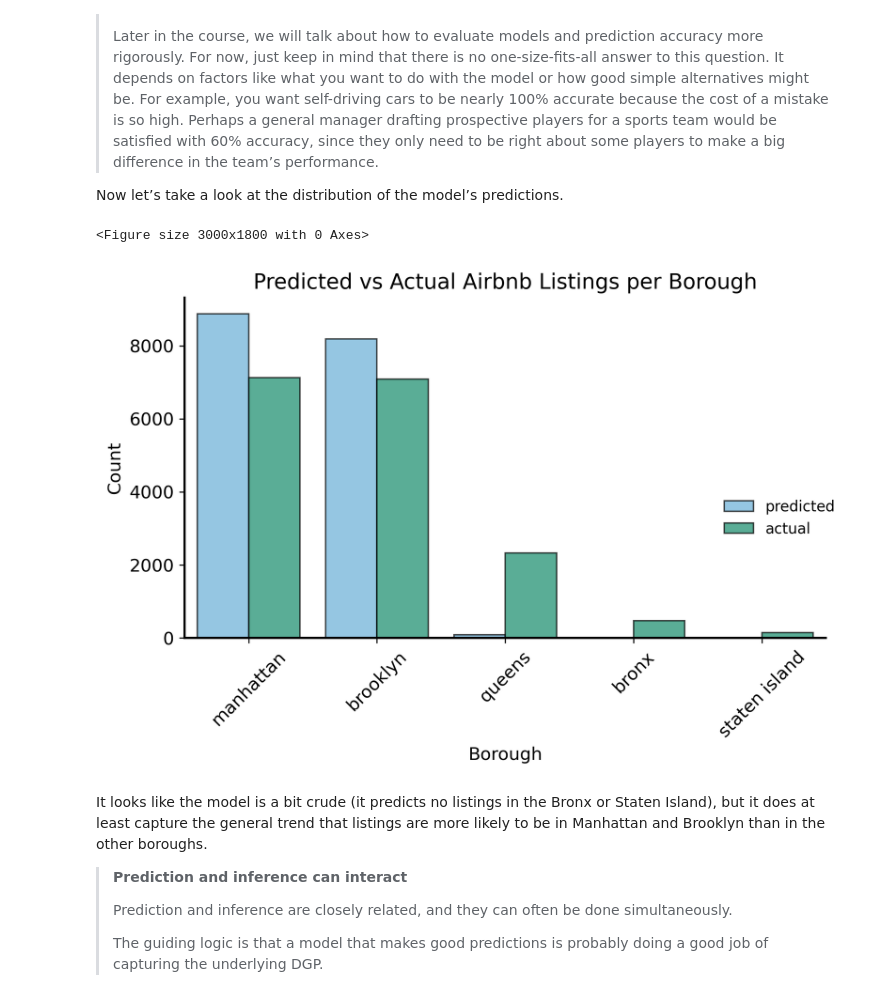
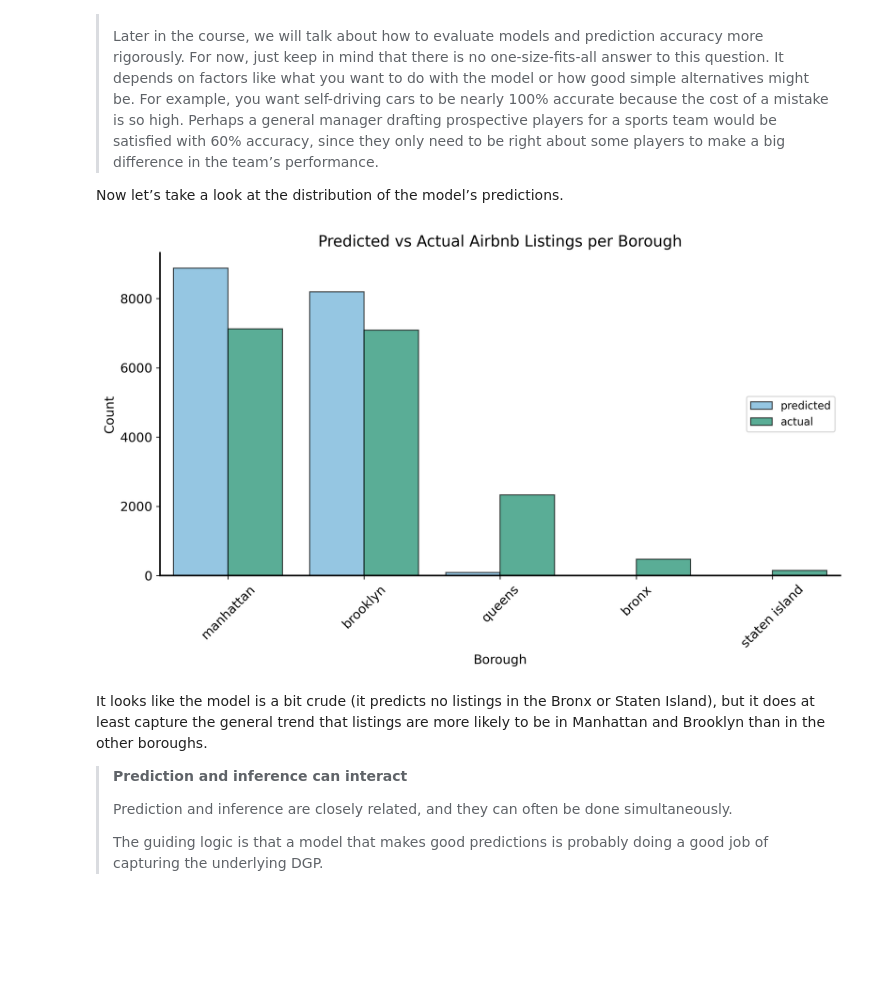
Before and after one commit to jrudoler-teaching/understanding-uncertainty, a Jupyter notebook: docs/notebooks/lecture-00.out.ipynb, the cells around one changed output. Drawn from its saved outputs; the diff is of its cells as text; code cells hidden in the pictures; blank space fills up the shorter version.

```diff
--- a/docs/notebooks/lecture-00.out.ipynb
+++ b/docs/notebooks/lecture-00.out.ipynb
@@ -407,23 +407,22 @@ Now let’s take a look at the distribution of the model’s predictions.
 # %%
 # plot the counts of predicted listings per borough side by side with the actual counts
 import seaborn as sns
 plot_df = pd.DataFrame({
     'predicted': pd.Series(y_pred.flatten()),
     'actual': pd.Series(y_test.flatten())
 })
 plot_df = plot_df.melt(var_name='type', value_name='borough')
-fig = plt.figure(figsize=(10, 6))
-ax = sns.catplot(x='borough', hue='type', data=plot_df, kind='count', height=5, aspect=1.2, alpha=0.7)
+fig, ax = plt.subplots(figsize=(10, 6))
+sns.countplot(x='borough', hue='type', data=plot_df, ax=ax, alpha=0.7)
 sns.move_legend(ax, loc="center right", title=None)
 plt.title('Predicted vs Actual Airbnb Listings per Borough')
 plt.xlabel('Borough')
 plt.ylabel('Count')
 plt.xticks(rotation=45)
 plt.tight_layout()
 plt.show()
 # %% [output]
-<Figure size 3000x1800 with 0 Axes>
-[figure, old version]
+[figure, new version]
 # %% [markdown]
 It looks like the model is a bit crude (it predicts no listings in the
 Bronx or Staten Island), but it does at least capture the general trend
```
Also changed, not shown: 28 other files.
